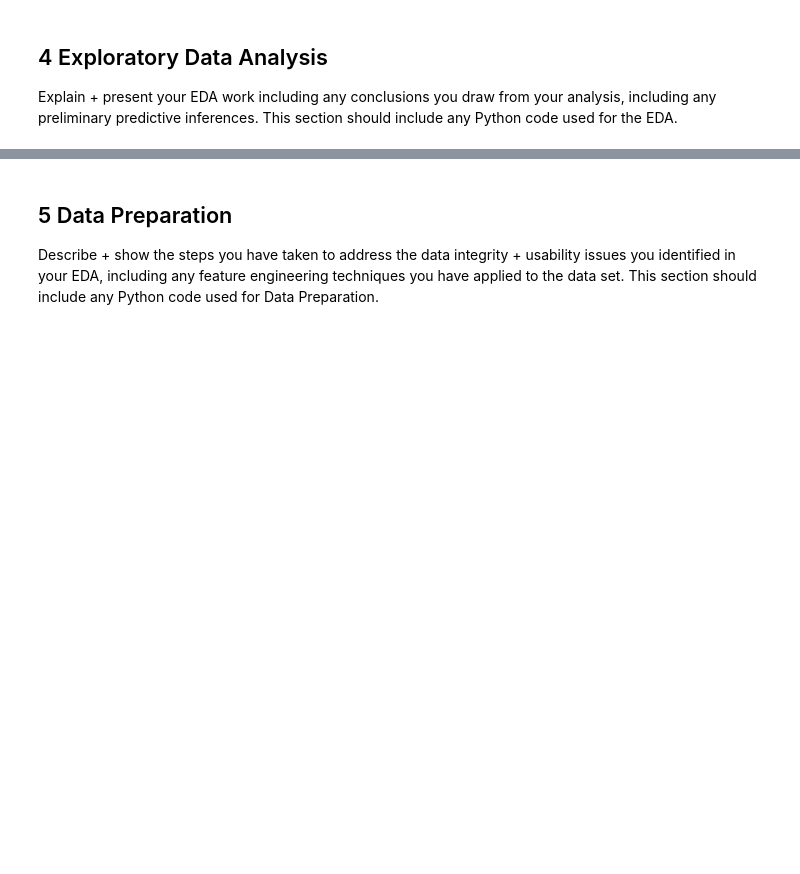
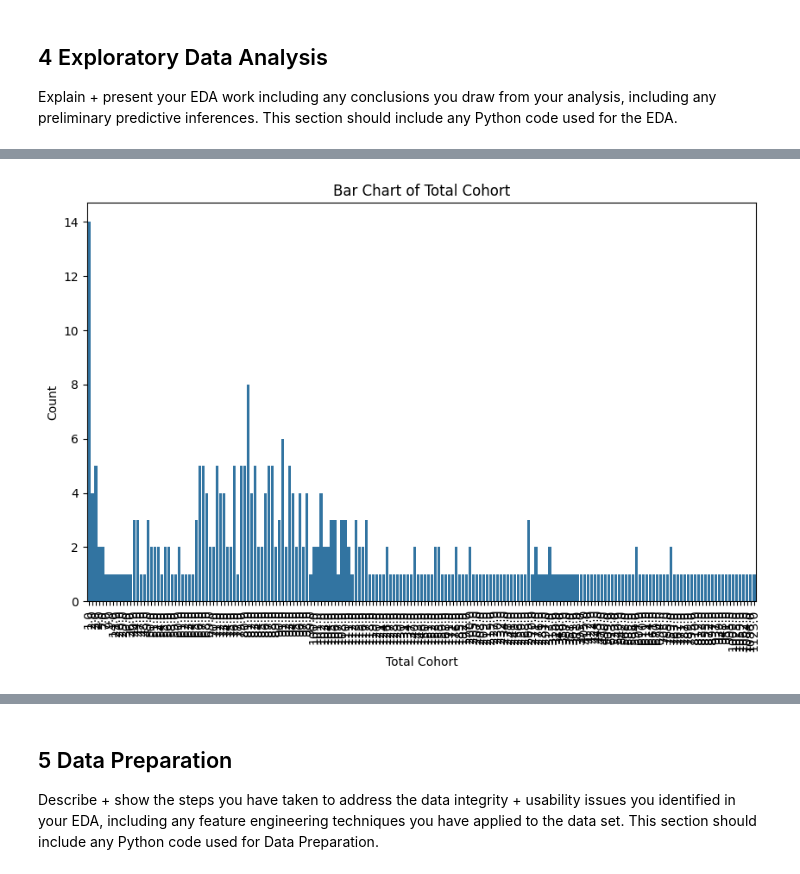
Before and after one commit to Francesgaba/GraduationOutcomes, a Jupyter notebook: graduation_outcomes.ipynb, the cells around one changed output, grey strips where cells are left out. Drawn from its saved outputs; the diff is of its cells as text; code cells hidden in the pictures; blank space fills up the shorter version.

```diff
--- a/graduation_outcomes.ipynb
+++ b/graduation_outcomes.ipynb
@@ -127,0 +318,4 @@ Explain + present your EDA work including any conclusions you draw from your ana
+# %%
+eda.plot_bar('Total Cohort')
+# %% [output]
+[figure, added]
```
Also changed, not shown: parts of 29 cells of this notebook, 4 other files.
